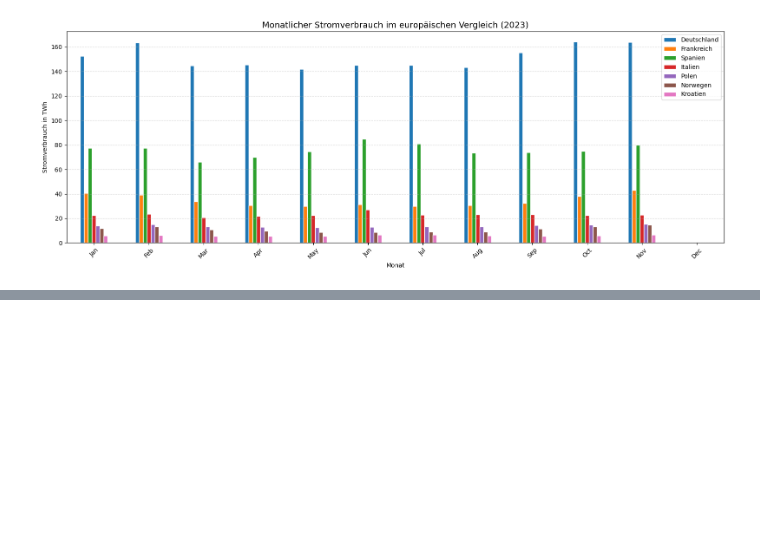
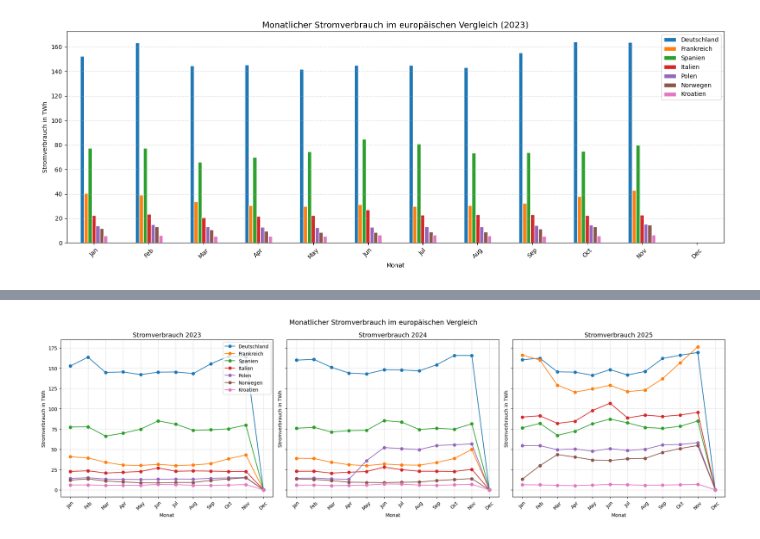
Before and after one commit to LukasK110898/Europavergleich-IT-Projekt-2026-HSWT, a Jupyter notebook: analyse.ipynb, the cells around one changed output, grey strips where cells are left out. Cells and saved outputs as stored; diff of their text form; code cells hidden in the pictures; blank space fills up the shorter version.

```diff
--- a/analyse.ipynb
+++ b/analyse.ipynb
@@ -138,0 +166,9 @@ plt.show()
+# %%
+print("=== 2023 ===")
+df_2023 = lade_jahresdaten(client, laender, 2023)
+
+print("\n=== 2024 ===")
+df_2024 = lade_jahresdaten(client, laender, 2024)
+
+print("\n=== 2025 ===")
+df_2025 = lade_jahresdaten(client, laender, 2025)
@@ -138,0 +193,21 @@ plt.show()
+# %%
+jahre = {"2023": df_2023, "2024": df_2024, "2025": df_2025}
+
+fig, axes = plt.subplots(1, 3, figsize=(20, 6), sharey=True)
+
+for ax, (jahr, df) in zip(axes, jahre.items()):
+    for land in df.columns:
+        ax.plot(df.index, df[land], marker="o", label=land)
+    ax.set_title(f"Stromverbrauch {jahr}", fontsize=13)
+    ax.set_xlabel("Monat")
+    ax.set_ylabel("Stromverbrauch in TWh")
+    ax.grid(linestyle="--", alpha=0.5)
+    ax.tick_params(axis='x', rotation=45)
+
+axes[0].legend()
+plt.suptitle("Monatlicher Stromverbrauch im europäischen Vergleich", fontsize=14)
+plt.tight_layout()
+plt.savefig("lastgang_3jahre.png")
+plt.show()
+# %% [output]
+[figure, added]
```
Also changed, not shown: parts of 2 cells of this notebook, 1 other file.
